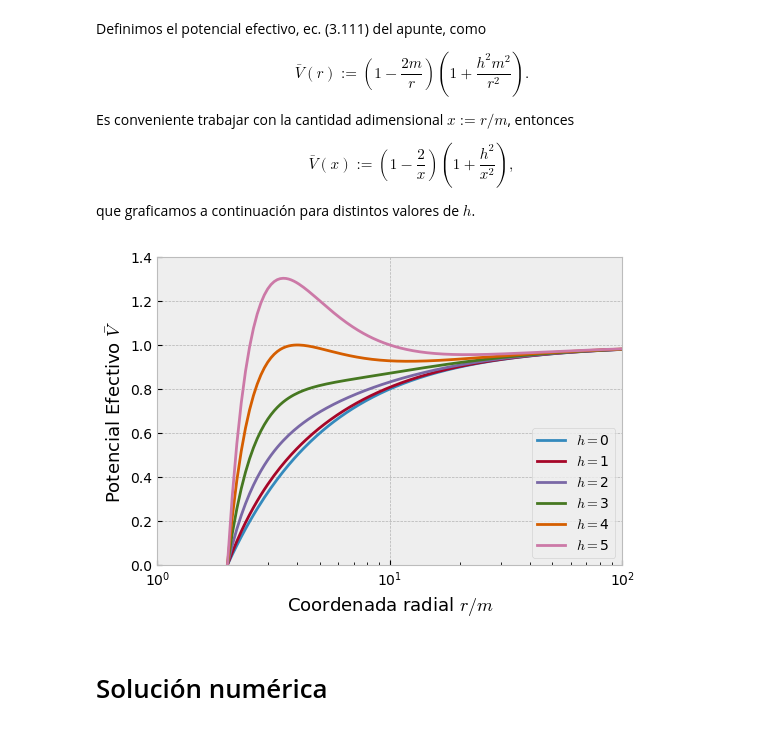
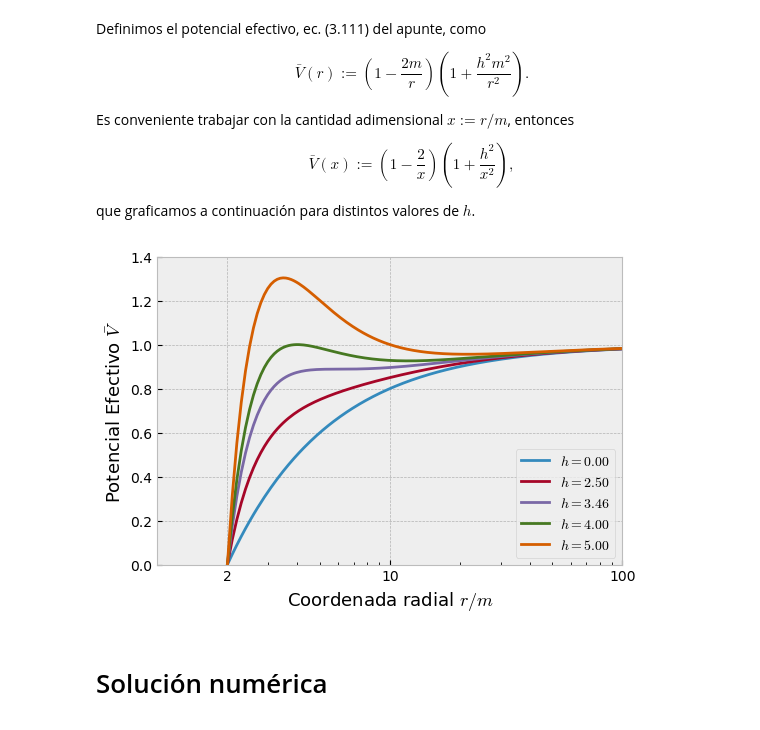
Before and after one commit to gfrubi/RG, a Jupyter notebook: Notebooks/Geodesica_tiempo_Schwarzchild.ipynb, the cells around one changed output. Drawn from its saved outputs; the diff is of its cells as text; code cells hidden in the pictures.

Commit message:
nueva versión del gráfico de potencial efectivo

```diff
--- a/Notebooks/Geodesica_tiempo_Schwarzchild.ipynb
+++ b/Notebooks/Geodesica_tiempo_Schwarzchild.ipynb
@@ -27,17 +27,19 @@ def V(x):
 x = np.linspace(2,100,1000)
 # %%
 plt.figure(figsize=(6,4))
-for h in range(0,6):
-    plt.plot(x,V(x), label='$h= $'+str(h))
+for h in [0,2.5,3.46,4,5]:
+    plt.plot(x,V(x), label='$h= %1.2f$'%(h))
     plt.xscale("log")
     plt.ylim(0,1.4)
     plt.xlim(1,100)
     plt.xlabel('Coordenada radial $r/m$', fontsize=13)
     plt.ylabel('Potencial Efectivo $\\bar{V}$', fontsize=13)
+    plt.xticks([2,10,100],['2','10','100'])
     plt.legend(loc='best')
 plt.grid(True)
+#plt.savefig('fig-potencial-efectivo.pdf')
 # %% [output]
-[figure, old version]
+[figure, new version]
 # %% [markdown]
 # Solución numérica
 # %% [markdown]
```
